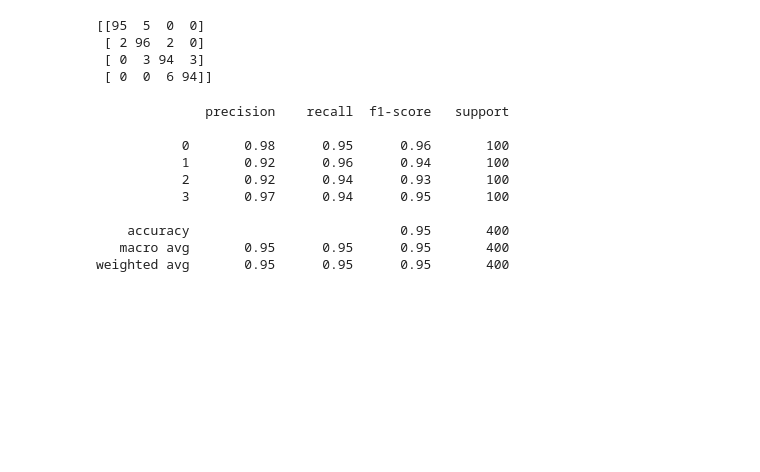
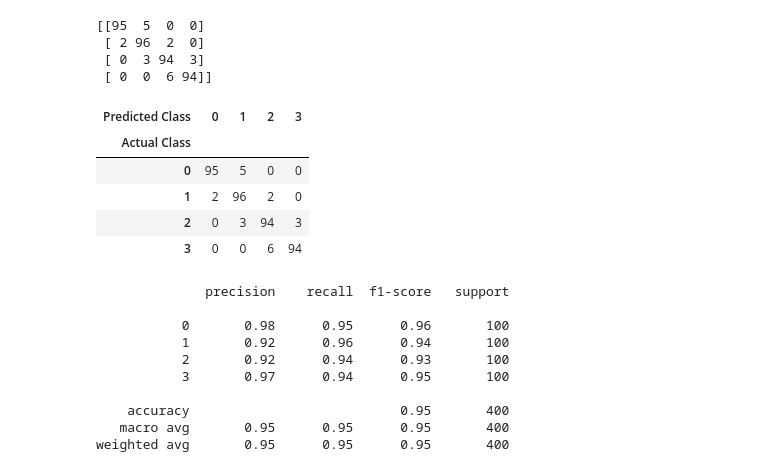
Before and after one commit to tpattanaik/Mobile-Price-Range-Prediction, a Jupyter notebook: Mobile_Price_Range_Prediction.ipynb, the cells around one changed output. Saved outputs shown, nothing was run; the diff lists cells and outputs as text; code cells hidden in the pictures; blank space fills up the shorter version.

```diff
--- a/Mobile_Price_Range_Prediction.ipynb
+++ b/Mobile_Price_Range_Prediction.ipynb
@@ -654,6 +681,15 @@ print(metrics.confusion_matrix(y_valid, y_pred_knn))
  [ 2 96  2  0]
  [ 0  3 94  3]
  [ 0  0  6 94]]
+# %%
+pd.crosstab(y_valid, y_pred_knn, rownames=['Actual Class'], colnames=['Predicted Class'])
+# %% [output]
+| Predicted Class | 0 | 1 | 2 | 3 |
+| Actual Class |  |  |  |  |
+| 0 | 95 | 5 | 0 | 0 |
+| 1 | 2 | 96 | 2 | 0 |
+| 2 | 0 | 3 | 94 | 3 |
+| 3 | 0 | 0 | 6 | 94 |
 # %%
 print(metrics.classification_report(y_valid, y_pred_knn))
 # %% [output]
```
Also changed, not shown: parts of 7 cells of this notebook.
